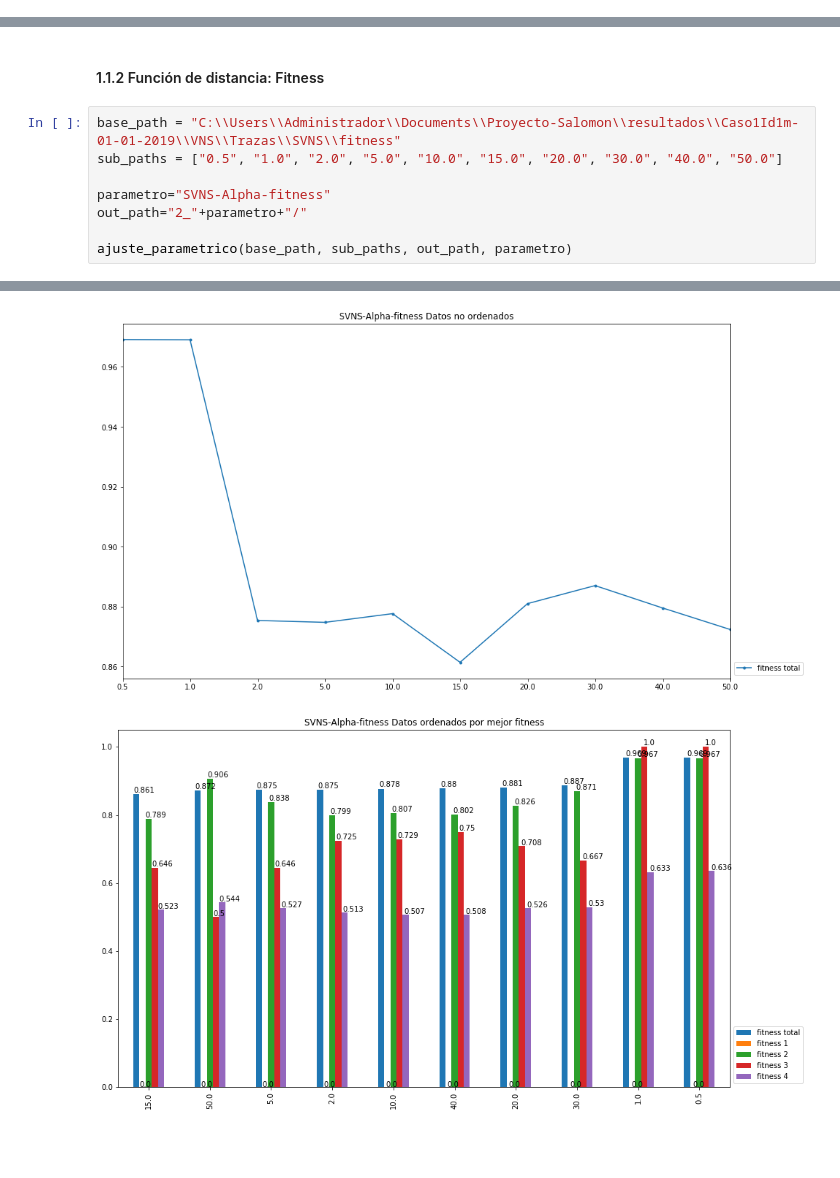
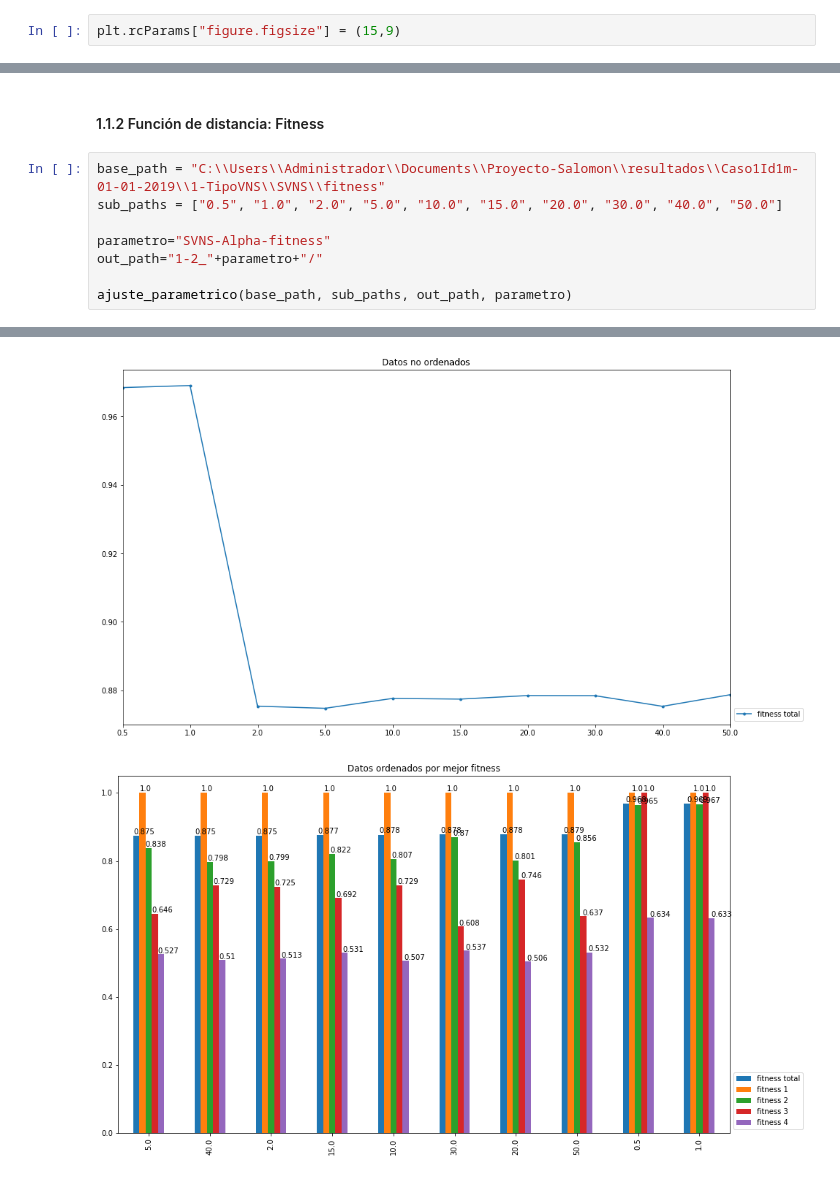
Before and after one commit to zerolfer/TFM-graficador, a Jupyter notebook: ajuste-parametrico/Ajuste-parametrico-documento.ipynb, the cells around one changed output, grey strips where cells are left out. Saved outputs shown, nothing was run; the diff lists cells and outputs as text; blank space fills up the shorter version.

Commit message:
More into parameter tunning

```diff
--- a/ajuste-parametrico/Ajuste-parametrico-documento.ipynb
+++ b/ajuste-parametrico/Ajuste-parametrico-documento.ipynb
@@ -18,3 +10,5 @@ SyntaxError: invalid syntax (<ipython-input-24-7312054ad67b>, line 3)
+# %%
+plt.rcParams["figure.figsize"] = (15,9)
 # %% [markdown]
 El orden de los parámetros ordenados por robustez es:
 1.	Tipo de VNS<br>
@@ -67,11 +61,11 @@ ajuste_parametrico(base_path, sub_paths, out_path, parametro)
 # %% [markdown]
 #### 1.1.2 Función de distancia: Fitness
 # %%
-base_path = "C:\\Users\\Administrador\\Documents\\Proyecto-Salomon\\resultados\\Caso1Id1m-01-01-2019\\VNS\\Trazas\\SVNS\\fitness"
+base_path = "C:\\Users\\Administrador\\Documents\\Proyecto-Salomon\\resultados\\Caso1Id1m-01-01-2019\\1-TipoVNS\\SVNS\\fitness"
 sub_paths = ["0.5", "1.0", "2.0", "5.0", "10.0", "15.0", "20.0", "30.0", "40.0", "50.0"]
 
 parametro="SVNS-Alpha-fitness"
-out_path="2_"+parametro+"/"
+out_path="1-2_"+parametro+"/"
 
 ajuste_parametrico(base_path, sub_paths, out_path, parametro)
 # %% [output]
@@ -90,2 +84,2 @@ ajuste_parametrico(base_path, sub_paths, out_path, parametro)
-[figure, old version]
+[figure, new version]
-[figure, old version]
+[figure, new version]
```
Also changed, not shown: parts of 11 cells of this notebook, 3 other files.
